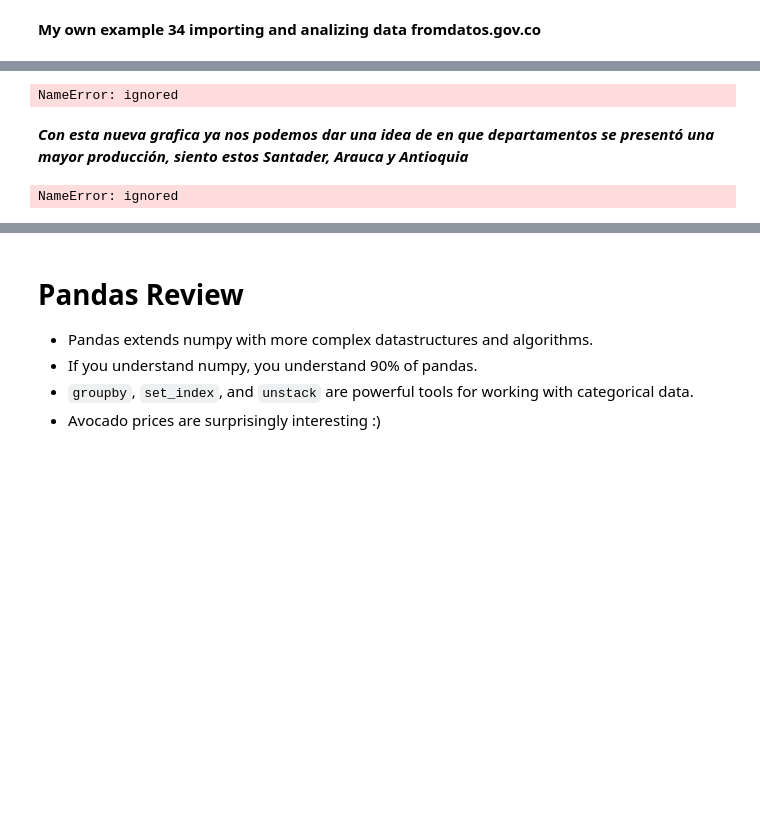
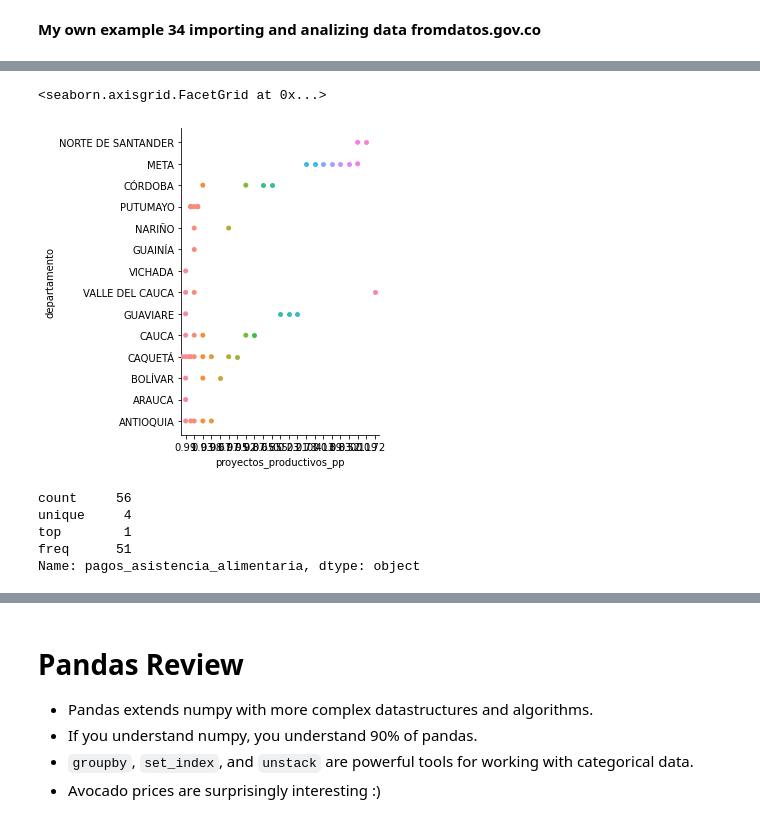
Before and after one commit to mpolancob/AlgorithmsUN2022II, a Jupyter notebook: Lab2/mpolancob_Lab2.ipynb, the cells around one changed output, grey strips where cells are left out. Saved outputs shown, nothing was run; the diff lists cells and outputs as text; code cells hidden in the pictures; blank space fills up the shorter version.

```diff
--- a/Lab2/mpolancob_Lab2.ipynb
+++ b/Lab2/mpolancob_Lab2.ipynb
@@ -1773,12 +1790,15 @@ NameError: ignored
 # %%
-sns.catplot(x='Producción\n(t)', y='DEPARTAMENTO', kind='swarm', data= info)
+sns.catplot(x='proyectos_productivos_pp', y='departamento', kind='swarm', data= info)
 # %% [output]
-NameError: ignored
+<seaborn.axisgrid.FacetGrid at 0x...>
+[figure, added]
-# %% [markdown]
-***Con esta nueva grafica ya nos podemos dar una idea de en que departamentos se presentó una mayor producción, siento estos Santader, Arauca y Antioquia***
 # %%
-pclass_column = info['Área Cosechada\n(ha)']
+pclass_column = info['pagos_asistencia_alimentaria']
 pclass_column.describe()
 # %% [output]
-NameError: ignored
+count     56
+unique     4
+top        1
+freq      51
+Name: pagos_asistencia_alimentaria, dtype: object
 # %%
```
Also changed, not shown: parts of 8 cells of this notebook.
